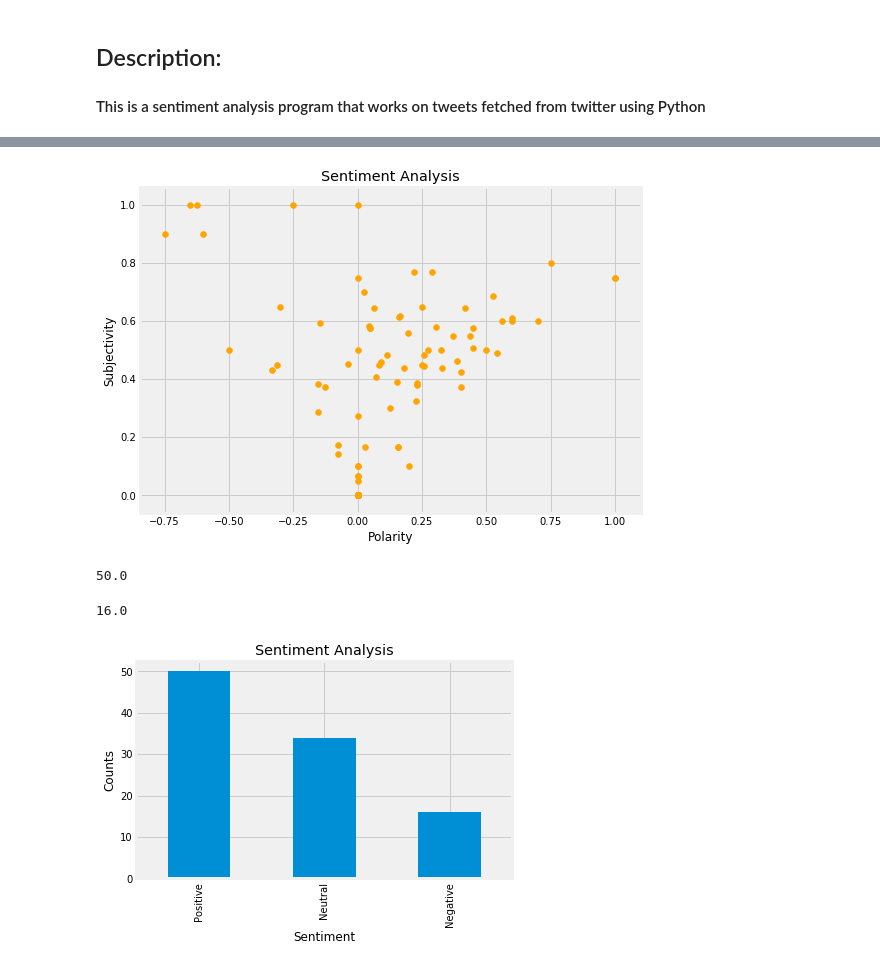
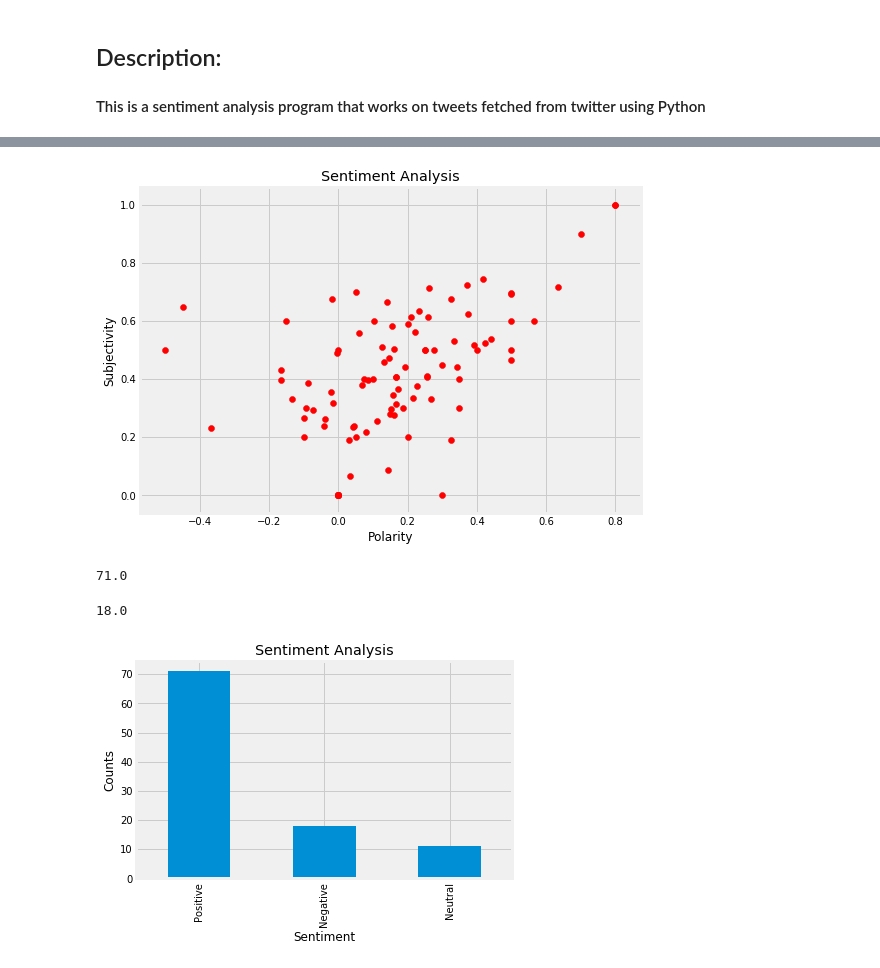
Before and after one commit to vib795/sentimentAnalysis, a Jupyter notebook: sentimentAnalysis.ipynb, the cells around one changed output, grey strips where cells are left out. Cells and saved outputs as stored; diff of their text form; code cells hidden in the pictures.

```diff
--- a/sentimentAnalysis.ipynb
+++ b/sentimentAnalysis.ipynb
@@ -31,10 +31,11 @@ authenticate.set_access_token(accessToken, accessTokenSecret)
 api = tweepy.API(authenticate, wait_on_rate_limit = True)
 # %%
 ## Extract 100 tweets from the twitter user
-posts = api.user_timeline(screen_name = "realDonaldTrump", count = 100, lang = "en", tweet_mode="extended")
+screenName = "BarackObama"
+posts = api.user_timeline(screen_name = screenName, count = 100, lang = "en", tweet_mode="extended")
 
 ## Print last tweets from the account
-print("Show the 5 latest tweets from Bill Gates \n" )
+print("Show the 5 latest tweets from " + screenName.upper() + "\n" )
 i=1
 for tweet in posts[0:5]:
     print (str(i) + ') ' + tweet.full_text + '\n')
@@ -72,7 +76,7 @@ def cleanTxt(text):
     text = re.sub(r'@[A-Za-z0-9]+', '', text) #removes @mentions
     text = re.sub(r'#', '', text) #removes the '#' symbol
     text = re.sub(r'RT[\s]+', '', text) #removes 'RT'
-    text = re.sub(r'https?:\/\/S+', '', text) #removes hyperlinks
+    text = re.sub(r'https:\/\/[a-zA-Z0-9]+', '', text) #removes hyperlinks
 
     return text
 
@@ -220,15 +224,15 @@ https://t.co/68fVWWC7uN via
 # %%
 ## Plot polarity and subjectivity
 plt.figure(figsize=(8,6))
 for i in range(0, df.shape[0]):
-    plt.scatter(df['Polarity'][i], df['Subjectivity'][i], color='Orange')
+    plt.scatter(df['Polarity'][i], df['Subjectivity'][i], color='Red')
 
 plt.title('Sentiment Analysis')
 plt.xlabel('Polarity')
 plt.ylabel('Subjectivity')
 plt.show()
 # %% [output]
-[figure, old version]
+[figure, new version]
 # %%
 ## Get percentage of positive tweets
 ptweets = df[df.Analysis == 'Positive']
@@ -236,7 +240,7 @@ ptweets = ptweets['Tweets']
 
 round((ptweets.shape[0]/df.shape[0])*100, 1)
 # %% [output]
-50.0
+71.0
 # %%
 ## Get percentage of negative tweets
 ntweets = df[df.Analysis == 'Negative']
@@ -244,7 +248,7 @@ ntweets = ntweets['Tweets']
 
 round((ntweets.shape[0]/df.shape[0])*100, 1)
 # %% [output]
-16.0
+18.0
 # %%
 ## Show value counts
 df['Analysis'].value_counts()
@@ -256,4 +260,4 @@ plt.ylabel('Counts')
 df['Analysis'].value_counts().plot(kind='bar')
 plt.show()
 # %% [output]
-[figure, old version]
+[figure, new version]
```
Also changed, not shown: parts of 8 cells of this notebook.
